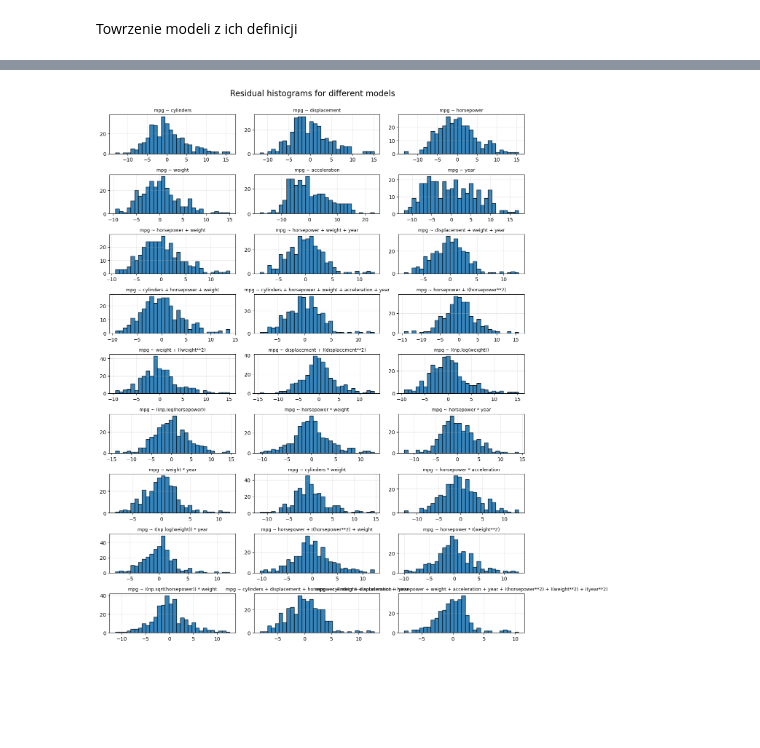
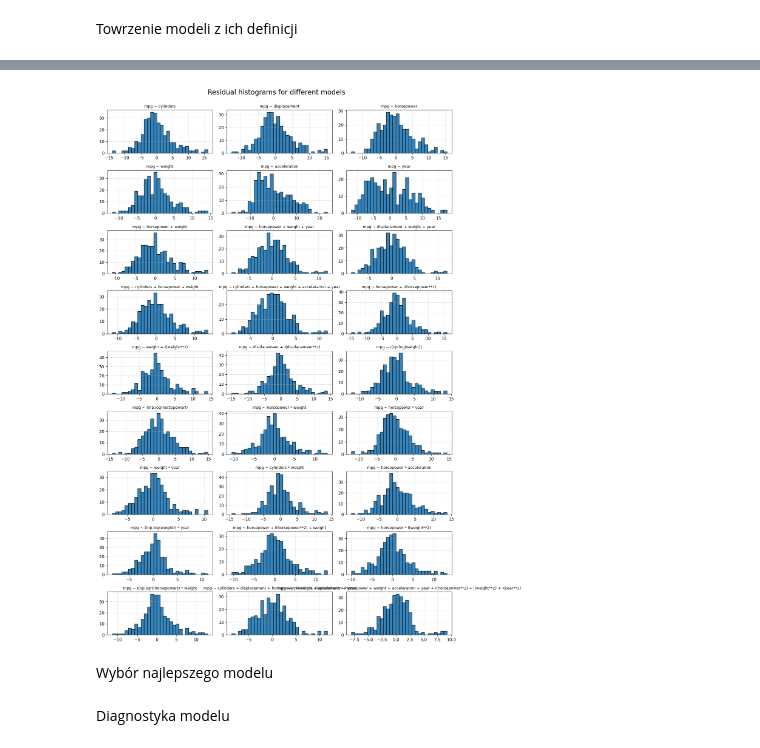
Before and after one commit to AHerda/AAD, a Jupyter notebook: lab2/ex11.ipynb, the cells around one changed output, grey strips where cells are left out. Saved outputs shown, nothing was run; the diff lists cells and outputs as text; code cells hidden in the pictures; blank space fills up the shorter version.

Commit message:
ex11 from list 2

```diff
--- a/lab2/ex11.ipynb
+++ b/lab2/ex11.ipynb
@@ -35,13 +37,11 @@ def linearRegression(model_formula, train, valid, print_result=False):
 
     mse_train = metrics.mean_squared_error(y_train, y_train_pred)
     mse_test = metrics.mean_squared_error(y_valid, y_valid_pred)
-    generalization_error = mse_test - mse_train
 
     if print_result:
         print(f"Model: {model_formula}")
         print(f"MSE Train: {mse_train:.3f}")
         print(f"MSE Test: {mse_test:.3f}")
-        print(f"Generalization Error: {generalization_error:.3f}")
         print()
 
     return result
@@ -52,9 +60,7 @@ df['horsepower'] = pd.to_numeric(df['horsepower'], errors='coerce')
 df = df.dropna(subset=['horsepower'])
 df = df.drop(columns=['name'])
 
-mask = np.random.rand(len(df)) < 0.8
-train = df[mask]
-valid = df[~mask]
+train, valid = train_test_split(df, test_size=0.2, random_state=37)
 
-linearRegression('mpg ~ horsepower', train, valid).summary()
+linearRegression('mpg ~ horsepower', train, valid, True).summary()
 # %% [output]
@@ -148,8 +161,27 @@ models = [
+# %%
+def compute_rmse(model, val_df, formula=None, X_cols=None):
+    if formula is not None:
+        # używamy patsy do przygotowania design matrices
+        y_val, X_val = dmatrices(formula, data=val_df, return_type='dataframe')
+        preds = model.predict(X_val)
+        y_true = np.asarray(y_val).ravel()
+    elif X_cols is not None:
+        X_val = val_df[X_cols]
+        X_val = sm.add_constant(X_val, has_constant='add')
+        preds = model.predict(X_val)
+        y_true = val_df['mpg'].values
+    else:
+        raise ValueError("Podaj formula lub X_cols")
+    rmse = np.sqrt(metrics.mean_squared_error(y_true, preds))
+    return rmse
 # %% [markdown]
 Towrzenie modeli z ich definicji
 # %%
 results = []
+rmse_list = []
 
 for model in models:
     result = linearRegression(model, train, valid)
+    rmse = compute_rmse(result, valid, formula=model)
     results.append(result)
+    rmse_list.append(rmse)
@@ -160,19 +207,21 @@ Rysowanie wynioków modeli
 # %%
-fig, axes = plt.subplots(11, 3, figsize=(12, 18))
+fig, axes = plt.subplots(9, 3, figsize=(12, 18))
 axes = axes.flatten()
 
 for i, formula in enumerate(models):
     ax = axes[i]
     ax.hist(results[i].resid, bins=30, edgecolor="black", alpha=0.9)
 
     ax.set_title(formula, fontsize=9)
     ax.grid(alpha=0.3)
 
 for j in range(i + 1, len(axes)):
     fig.delaxes(axes[j])
 
 plt.tight_layout()
 fig.suptitle("Residual histograms for different models", fontsize=16, y=1.02)
 plt.show()
 # %% [output]
-[figure, old version]
+[figure, new version]
+# %% [markdown]
+Wybór najlepszego modelu
@@ -178,0 +231,2 @@ plt.show()
+# %% [markdown]
+Diagnostyka modelu
```
Also changed, not shown: parts of 16 cells of this notebook, 3 other files.
